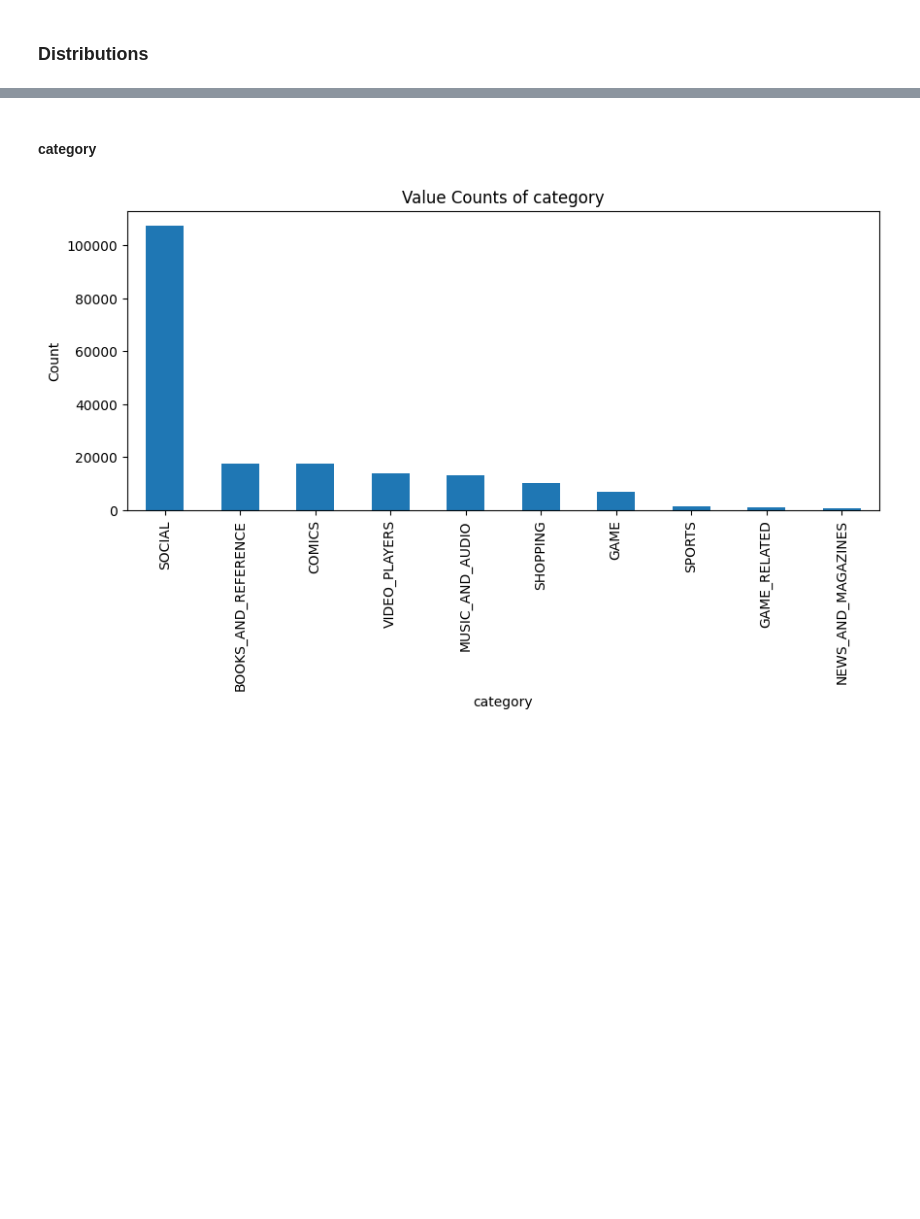
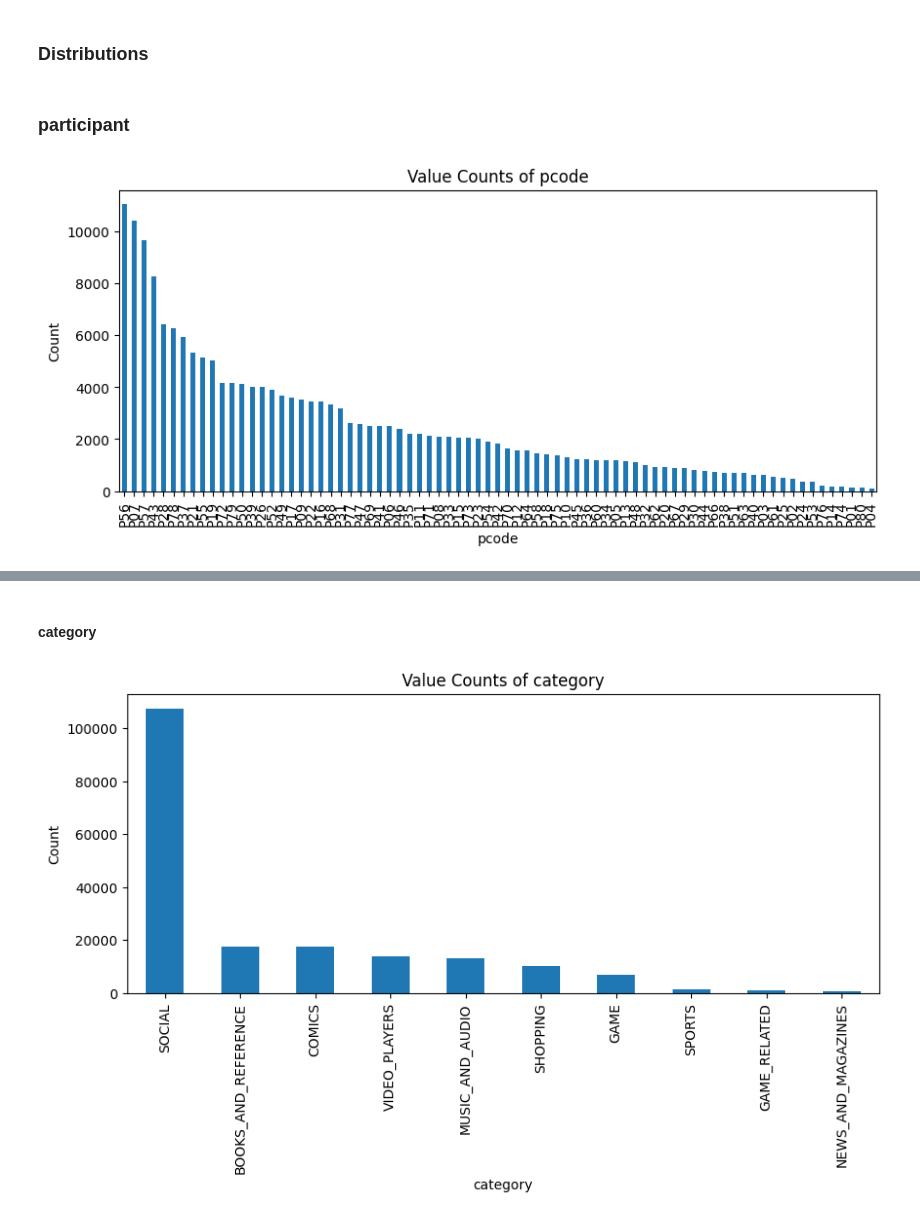
Before and after one commit to mauro-vb/quantitative-methods-analysis-project, a Jupyter notebook: final-notebooks/Results.ipynb, the cells around one changed output, grey strips where cells are left out. Saved outputs shown, nothing was run; the diff lists cells and outputs as text; code cells hidden in the pictures; blank space fills up the shorter version.

```diff
--- a/Clean Notebooks/Results.ipynb
+++ b/final-notebooks/Results.ipynb
@@ -52,3 +52,9 @@ def plot_distribution_of_values(col):
     plt.xlabel(col)
     plt.ylabel('Count')
     plt.show();
+# %% [markdown]
+### participant
+# %%
+plot_distribution_of_values("pcode")
+# %% [output]
+[figure, added]
```
Also changed, not shown: parts of 4 cells of this notebook, 3 other files.
